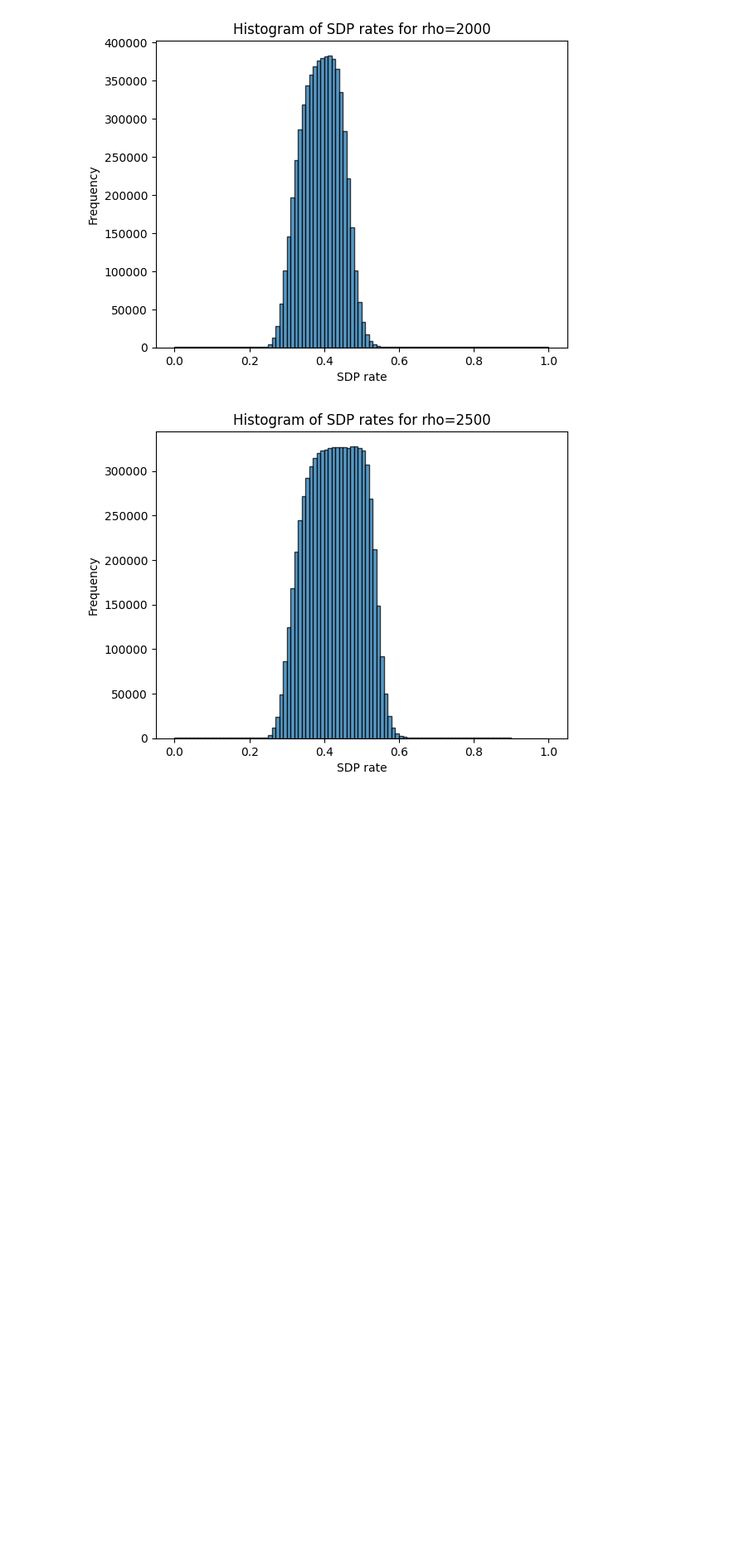
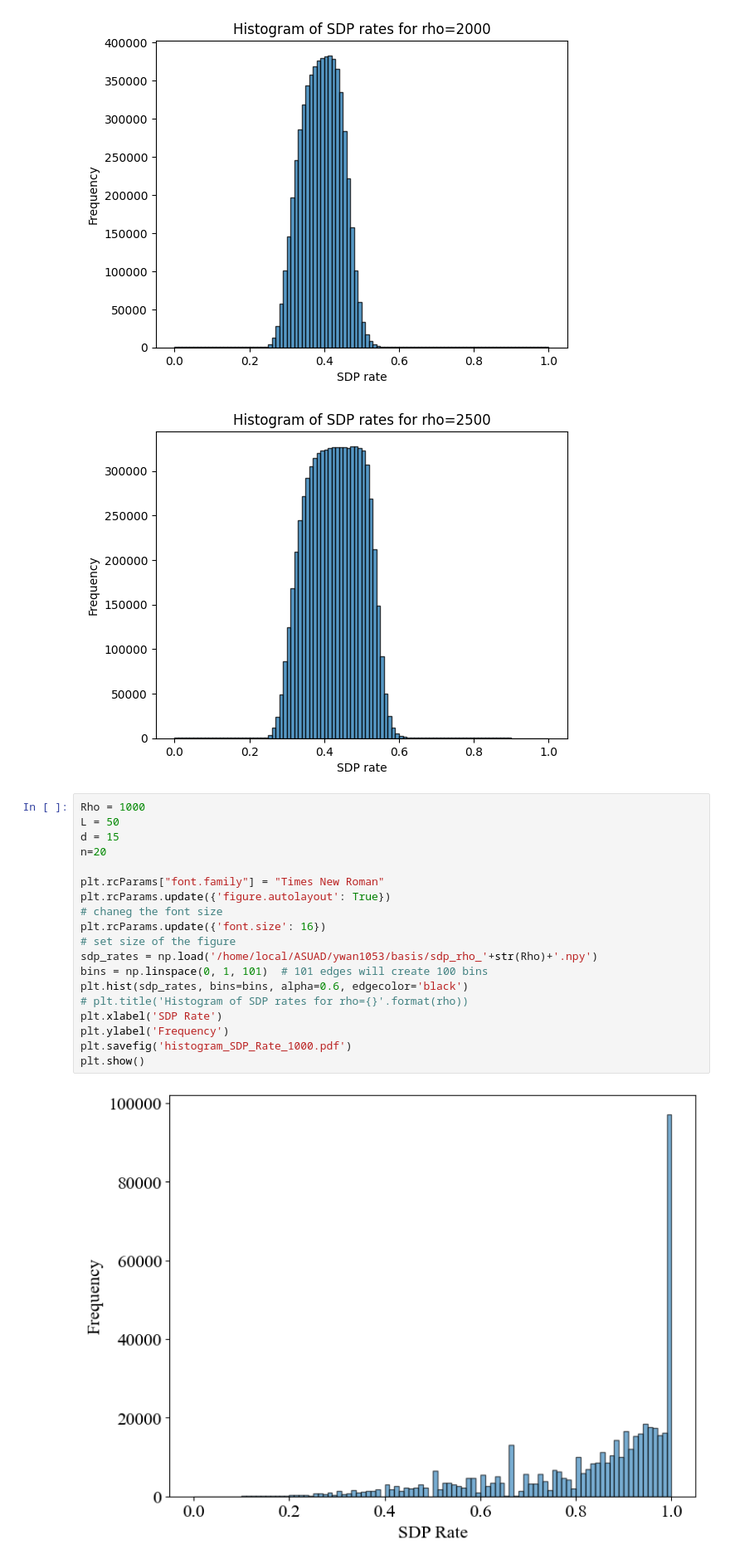
Before and after one commit to YanchengWang/Basis_Pursuit, a Jupyter notebook: plot_sdp_vs_rho.ipynb, the cells around one changed output. Shown at 83% size. Saved outputs shown, nothing was run; the diff lists cells and outputs as text; blank space fills up the shorter version.

```diff
--- a/plot_sdp_vs_rho.ipynb
+++ b/plot_sdp_vs_rho.ipynb
@@ -32,3 +32,24 @@ for rho in rho_all:
 [figure]
 [figure]
 [figure]
+# %%
+Rho = 1000
+L = 50
+d = 15
+n=20
+
+plt.rcParams["font.family"] = "Times New Roman"
+plt.rcParams.update({'figure.autolayout': True})
+# chaneg the font size
+plt.rcParams.update({'font.size': 16})
+# set size of the figure
+sdp_rates = np.load('/home/local/ASUAD/ywan1053/basis/sdp_rho_'+str(Rho)+'.npy')
+bins = np.linspace(0, 1, 101)  # 101 edges will create 100 bins
+plt.hist(sdp_rates, bins=bins, alpha=0.6, edgecolor='black')
+# plt.title('Histogram of SDP rates for rho={}'.format(rho))
+plt.xlabel('SDP Rate')
+plt.ylabel('Frequency')
+plt.savefig('histogram_SDP_Rate_1000.pdf')
+plt.show()
+# %% [output]
+[figure, added]
```
Also changed, not shown: parts of 1 cell of this notebook, 1 other file.
